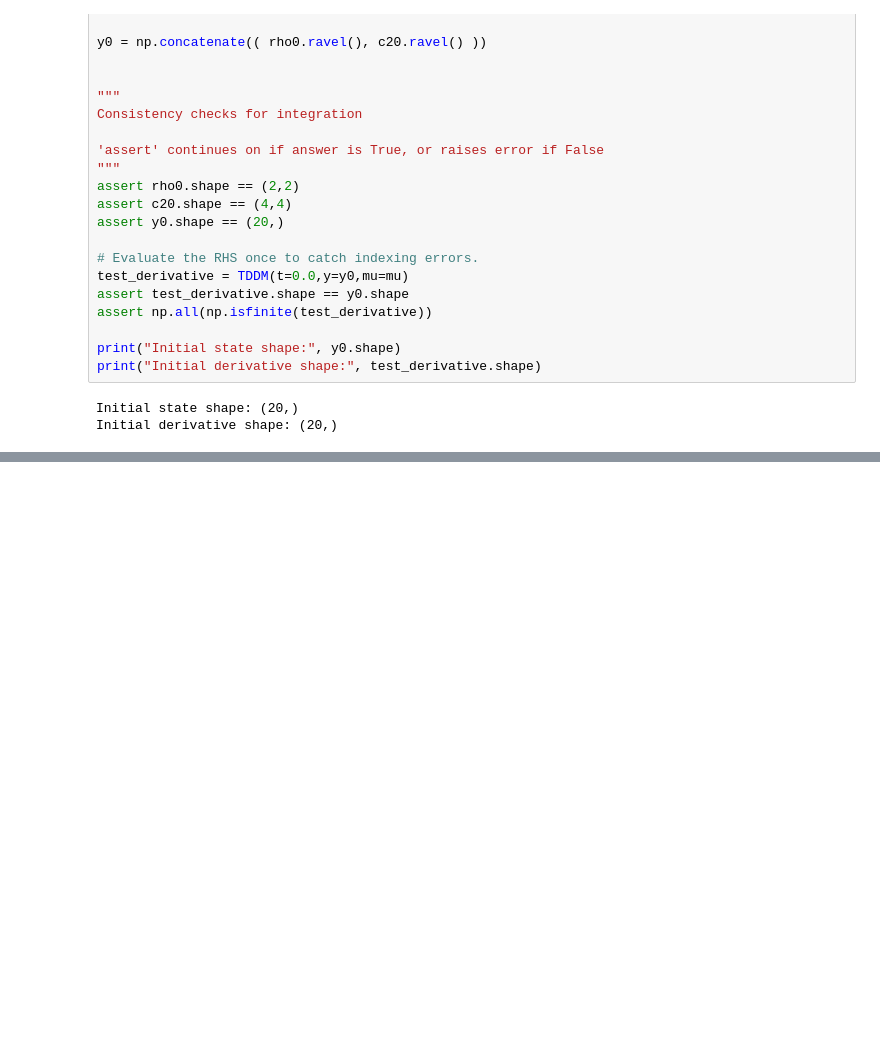
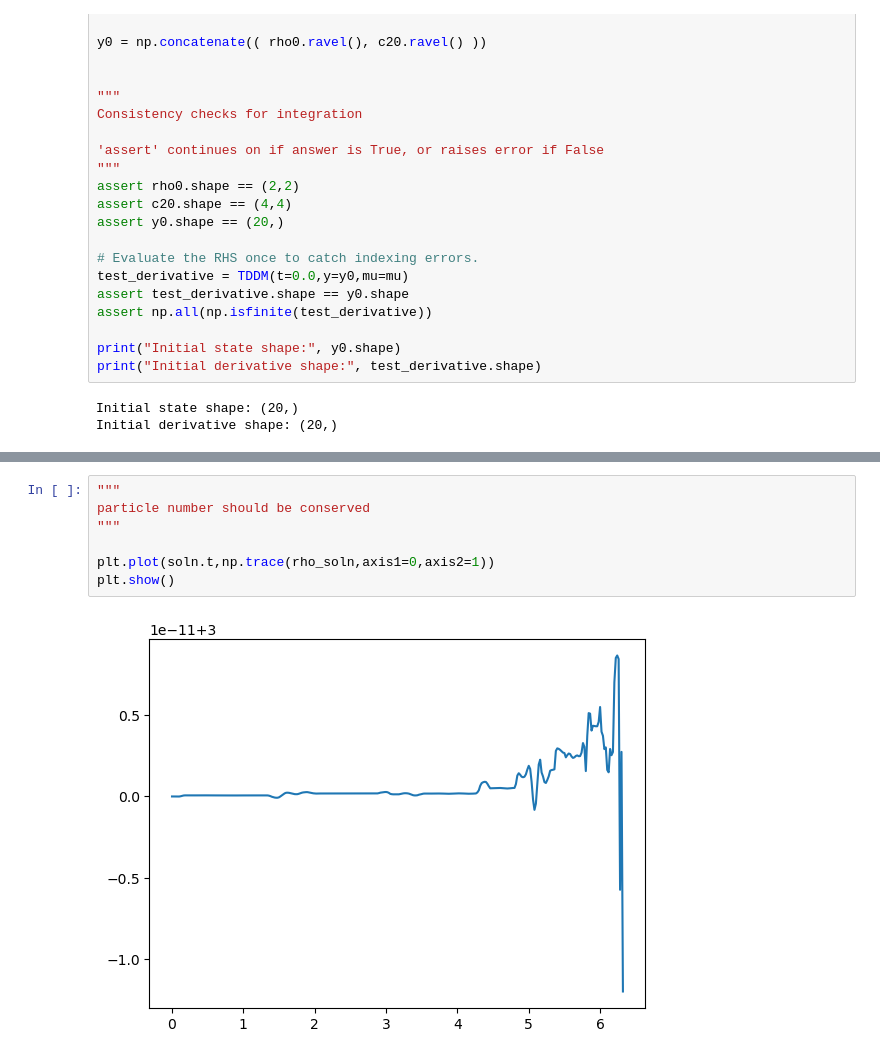
Before and after one commit to annabirke/Honours_entangle_magic, a Jupyter notebook: TDDM_23July.ipynb, the cells around one changed output, grey strips where cells are left out. Cells and saved outputs as stored; diff of their text form; blank space fills up the shorter version.

```diff
--- a/TDDM_23July.ipynb
+++ b/TDDM_23July.ipynb
@@ -167,0 +224,9 @@ ValueError: x and y must have same first dimension, but have shapes (501,) and (
+# %%
+"""
+particle number should be conserved
+"""
+
+plt.plot(soln.t,np.trace(rho_soln,axis1=0,axis2=1))
+plt.show()
+# %% [output]
+[figure, added]
```
Also changed, not shown: parts of 8 cells of this notebook, 2 other files.
